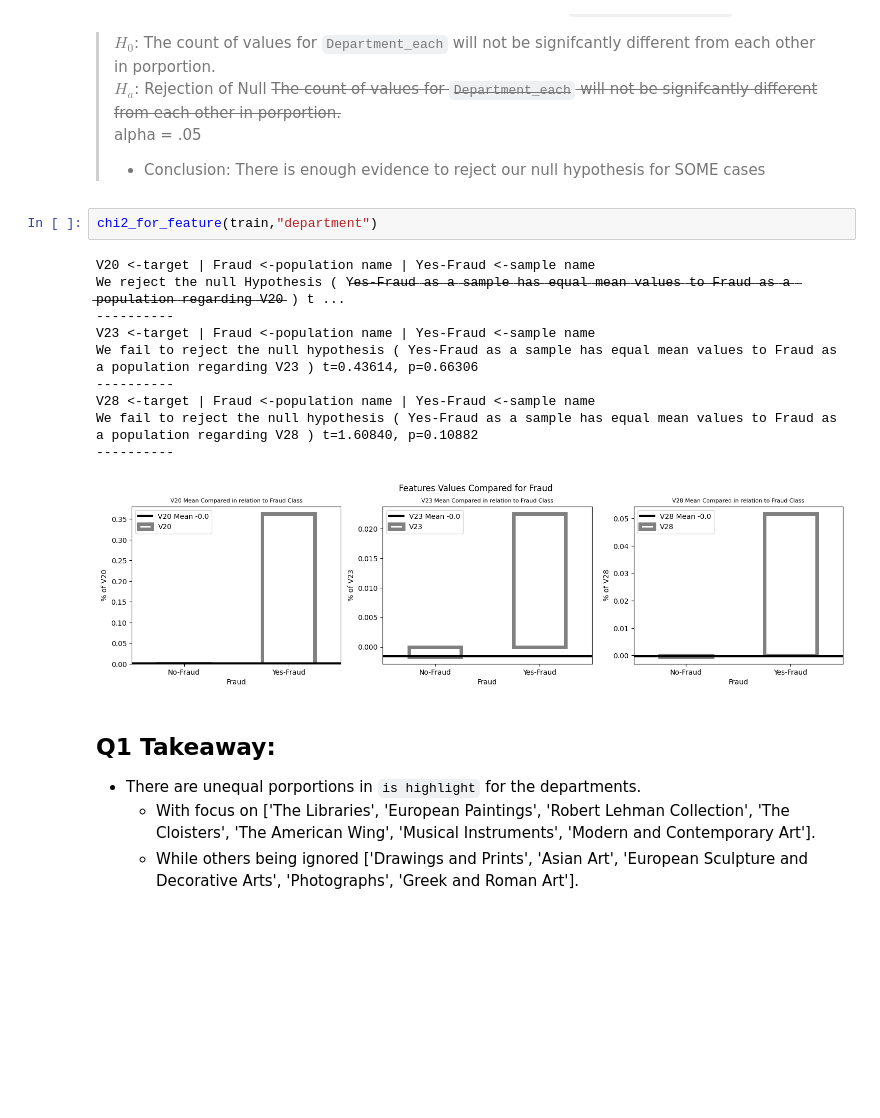
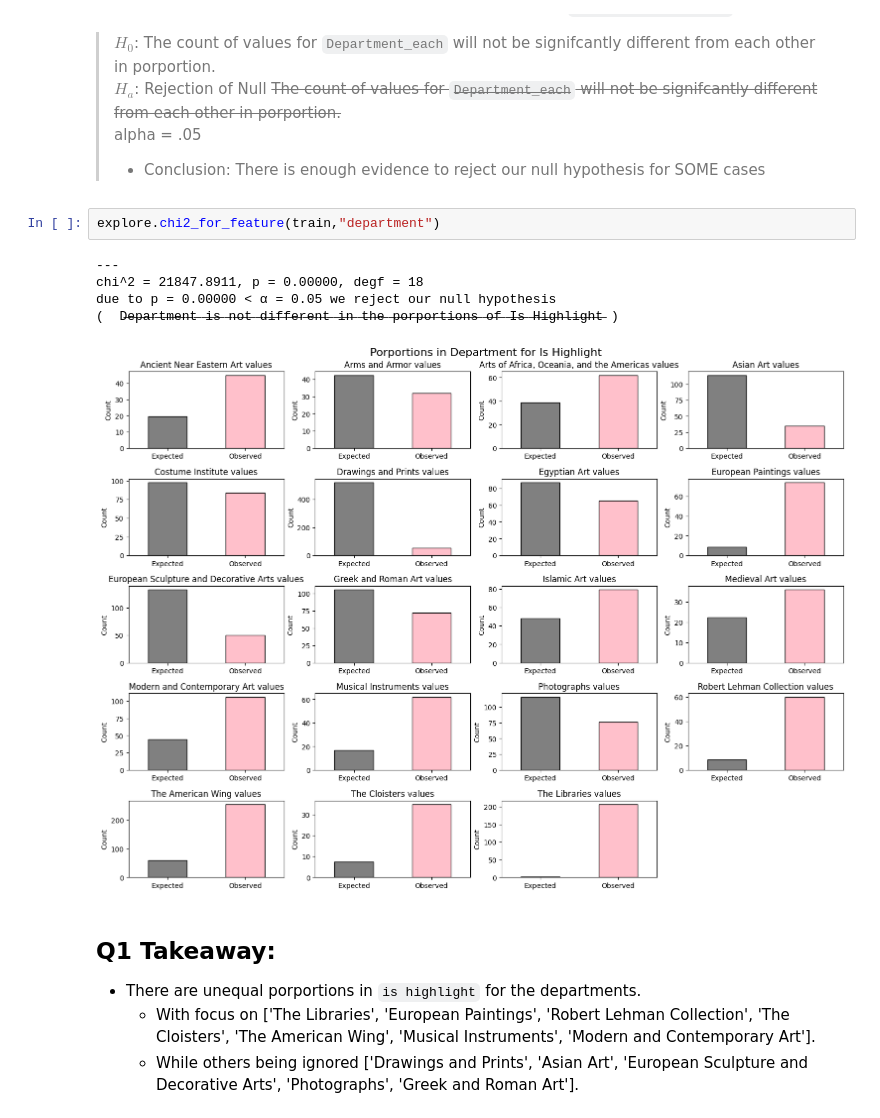
Before and after one commit to Data-at-the-museum-capstone/capstone, a Jupyter notebook: museum_mvp.ipynb, the cells around one changed output. Drawn from its saved outputs; the diff is of its cells as text; blank space fills up the shorter version.

```diff
--- a/museum_mvp.ipynb
+++ b/museum_mvp.ipynb
@@ -110,18 +104,13 @@ Let's investigate if our Departments contain inequal porportions of `Is Highligh
 > alpha = .05
 > - Conclusion: There is enough evidence to reject our null hypothesis for SOME cases
 # %%
-chi2_for_feature(train,"department")
+explore.chi2_for_feature(train,"department")
 # %% [output]
-V20 <-target | Fraud <-population name | Yes-Fraud <-sample name
-We reject the null Hypothesis ( Y̶e̶s̶-̶F̶r̶a̶u̶d̶ ̶a̶s̶ ̶a̶ ̶s̶a̶m̶p̶l̶e̶ ̶h̶a̶s̶ ̶e̶q̶u̶a̶l̶ ̶m̶e̶a̶n̶ ̶v̶a̶l̶u̶e̶s̶ ̶t̶o̶ ̶F̶r̶a̶u̶d̶ ̶a̶s̶ ̶a̶ ̶p̶o̶p̶u̶l̶a̶t̶i̶o̶n̶ ̶r̶e̶g̶a̶r̶d̶i̶n̶g̶ ̶V̶2̶0̶ ) t ...
-----------
-V23 <-target | Fraud <-population name | Yes-Fraud <-sample name
-We fail to reject the null hypothesis ( Yes-Fraud as a sample has equal mean values to Fraud as a population regarding V23 ) t=0.43614, p=0.66306
-----------
-V28 <-target | Fraud <-population name | Yes-Fraud <-sample name
-We fail to reject the null hypothesis ( Yes-Fraud as a sample has equal mean values to Fraud as a population regarding V28 ) t=1.60840, p=0.10882
-----------
+---
+chi^2 = 21847.8911, p = 0.00000, degf = 18
+due to p = 0.00000 < α = 0.05 we reject our null hypothesis
+(  D̶e̶p̶a̶r̶t̶m̶e̶n̶t̶ ̶i̶s̶ ̶n̶o̶t̶ ̶d̶i̶f̶f̶e̶r̶e̶n̶t̶ ̶i̶n̶ ̶t̶h̶e̶ ̶p̶o̶r̶p̶o̶r̶t̶i̶o̶n̶s̶ ̶o̶f̶ ̶I̶s̶ ̶H̶i̶g̶h̶l̶i̶g̶h̶t̶ )
-[figure, old version]
+[figure, new version]
 # %% [markdown]
 ## Q1 Takeaway:
 - There are unequal porportions in `is highlight` for the departments.
```
Also changed, not shown: parts of 7 cells of this notebook.
